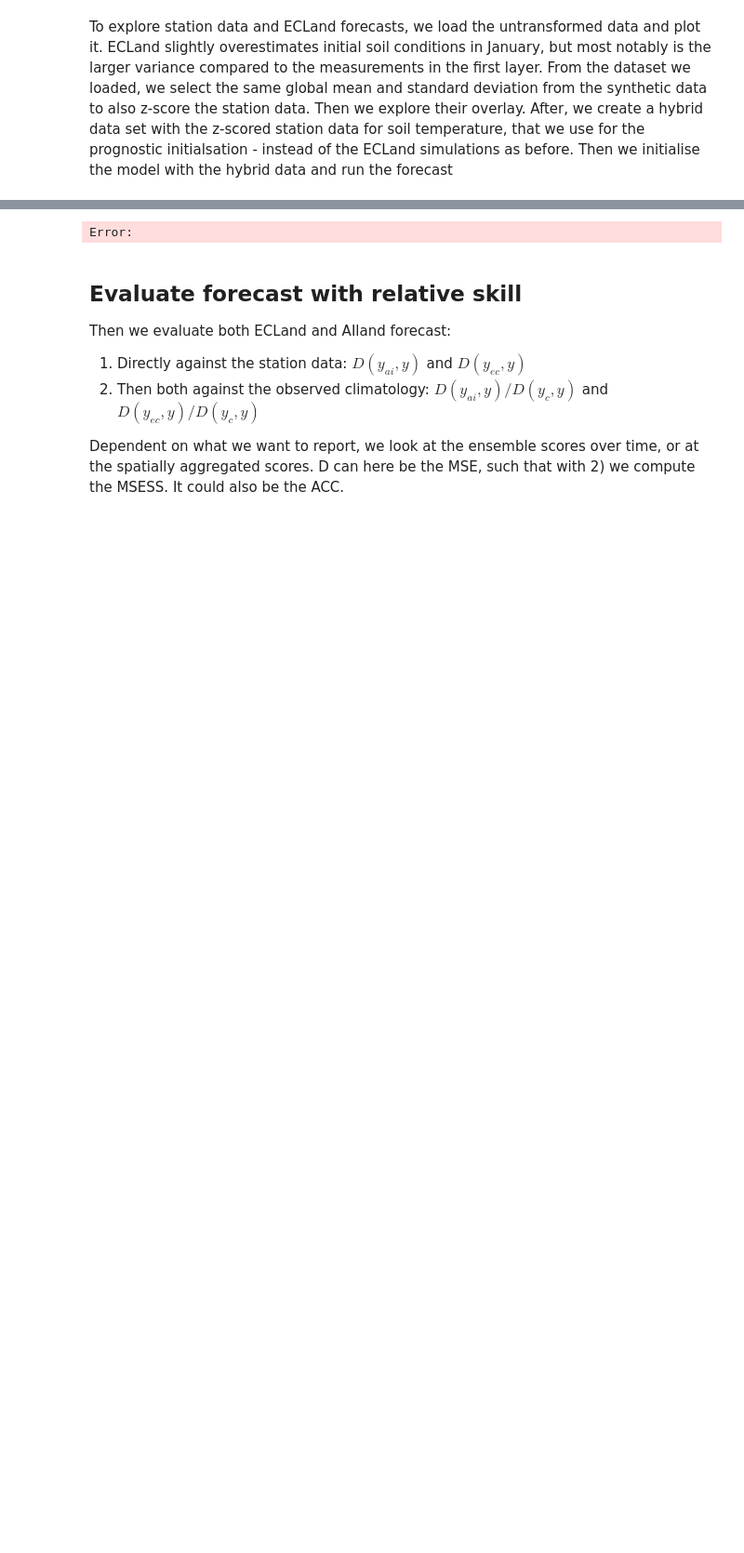
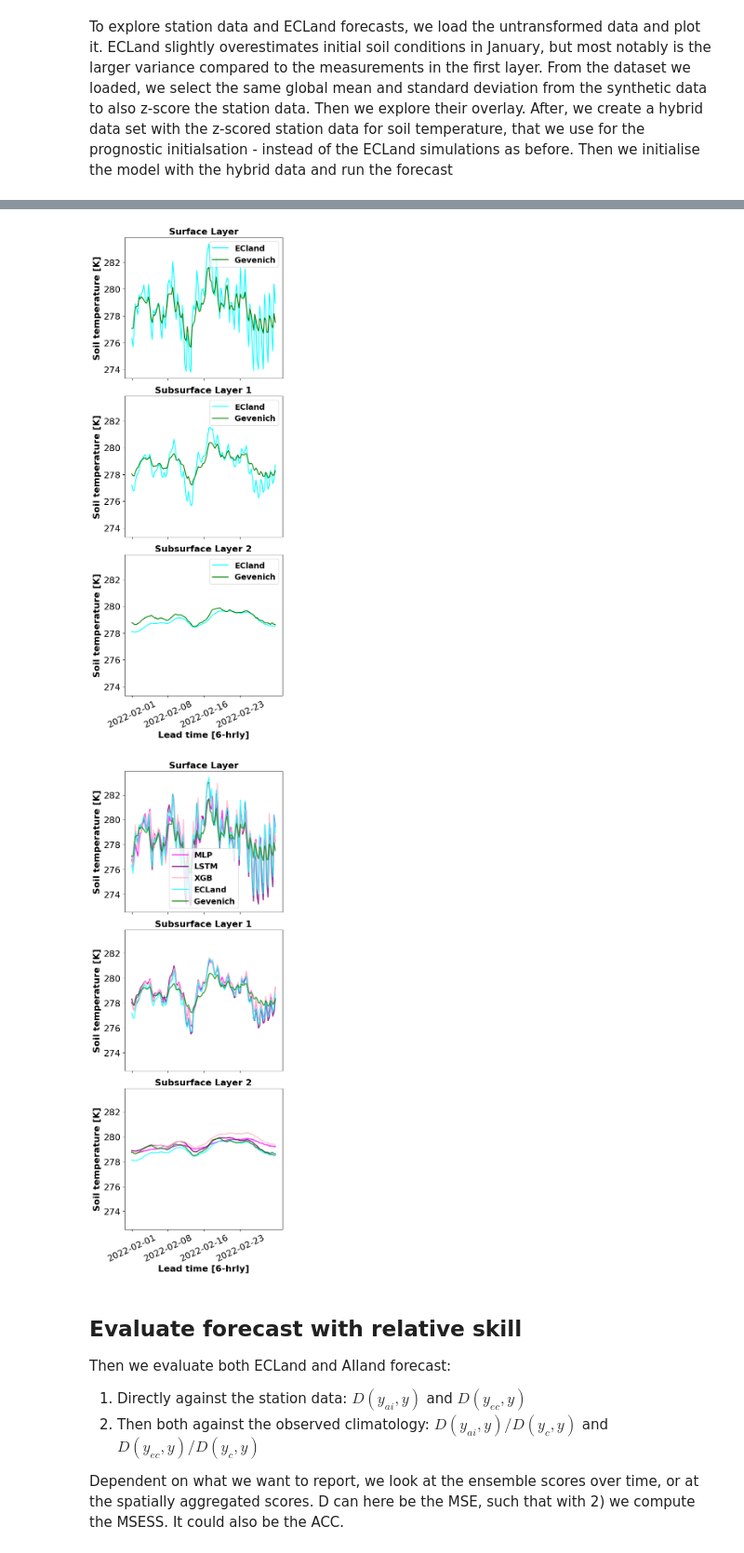
Before and after one commit to MWesselkamp/forecast-horizons, a Jupyter notebook: ecland-emulator/notebooks/evaluation_template.ipynb, the cells around one changed output, grey strips where cells are left out. Shown at 93% size. Drawn from its saved outputs; the diff is of its cells as text; code cells hidden in the pictures; blank space fills up the shorter version.

```diff
--- a/ecland-emulator/notebooks/evaluation_template.ipynb
+++ b/ecland-emulator/notebooks/evaluation_template.ipynb
@@ -94,7 +109,7 @@ for mod in models:
 
     CONFIG['x_slice_indices'] = closest_grid_cell # adjust the index of the grid cell in the config file before initialising the models
 
-    dataset = ForecastModel.initialise_dataset()
+    dataset = ForecastModel.initialise_dataset(EX_CONFIG['initial_time'])
     model = ForecastModel.load_model()
     x_static, x_met, y_prog, y_prog_initial_state = ForecastModel.load_test_data(dataset)
 
@@ -121,21 +170,22 @@ Error:
 # %%
 matching_indices = Gevenich.match_indices(dataset=dataset,
                                               target_variables=EX_CONFIG['targets_eval'])
 
 GevenichPlots = VisualisationModule(network = network,
                                     station = station,
                                     variable = variable,
                                     maximum_leadtime=maximum_leadtime,
                                     doy_vector = Gevenich.doy_vector,
                                     evaluation = "poi", # ens
                                     path_to_plots=path_to_plots)
 
-GevenichPlots.plot_station_data(dynamic_features_dict['mlp'], station_data,
+GevenichPlots.plot_station_data(dynamic_features_dict['mlp'][:maximum_leadtime], station_data[:maximum_leadtime],
                                 matching_indices= matching_indices)
 GevenichPlots.plot_station_data_and_forecast(dynamic_features_dict, dynamic_features_prediction_dict, station_data,
                                 matching_indices= matching_indices)
 # %% [output]
-Error:
+[figure, added]
+[figure, added]
 # %% [markdown]
 ## Evaluate forecast with relative skill
 
```
Also changed, not shown: parts of 8 cells of this notebook, 6 other files.
